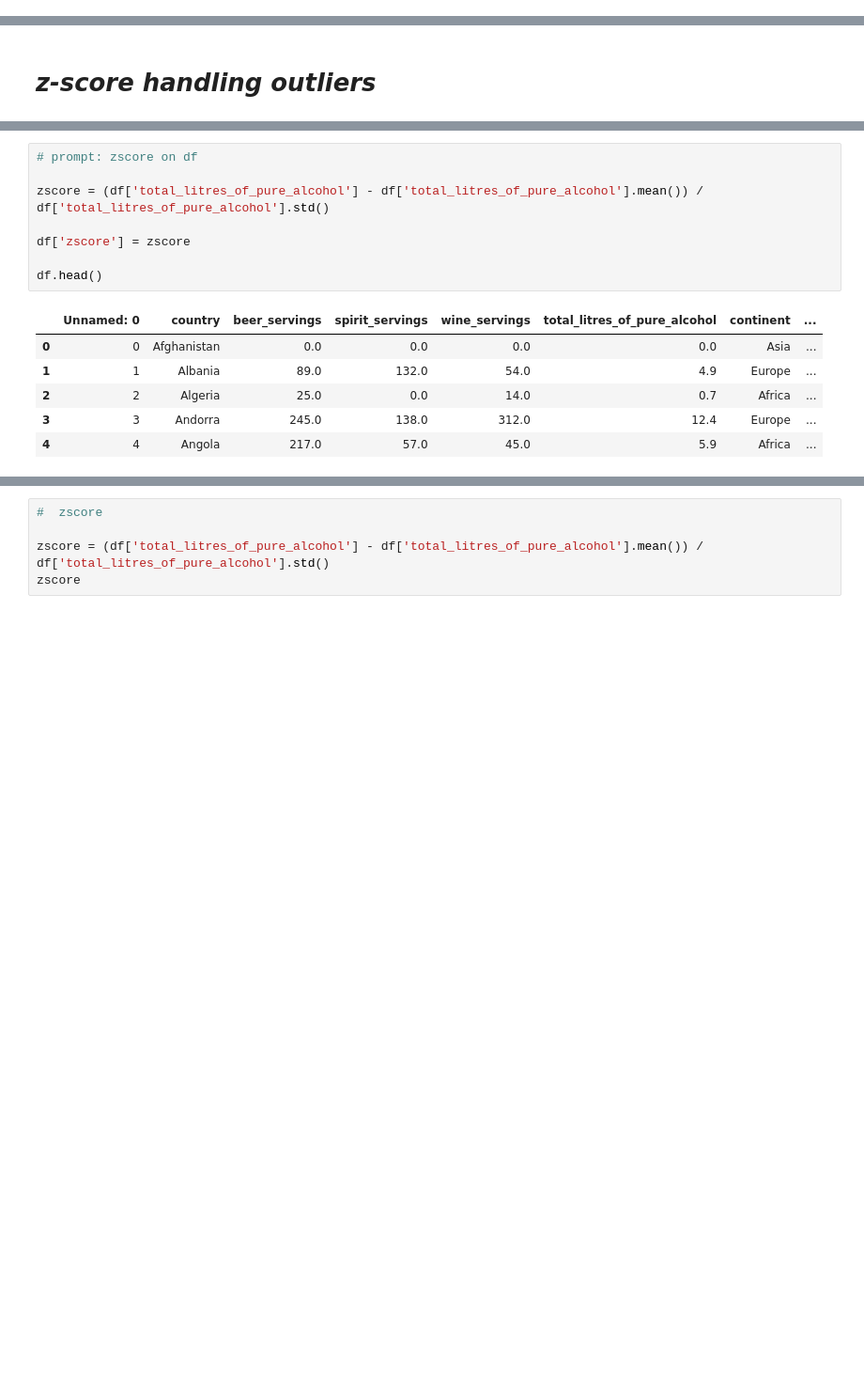
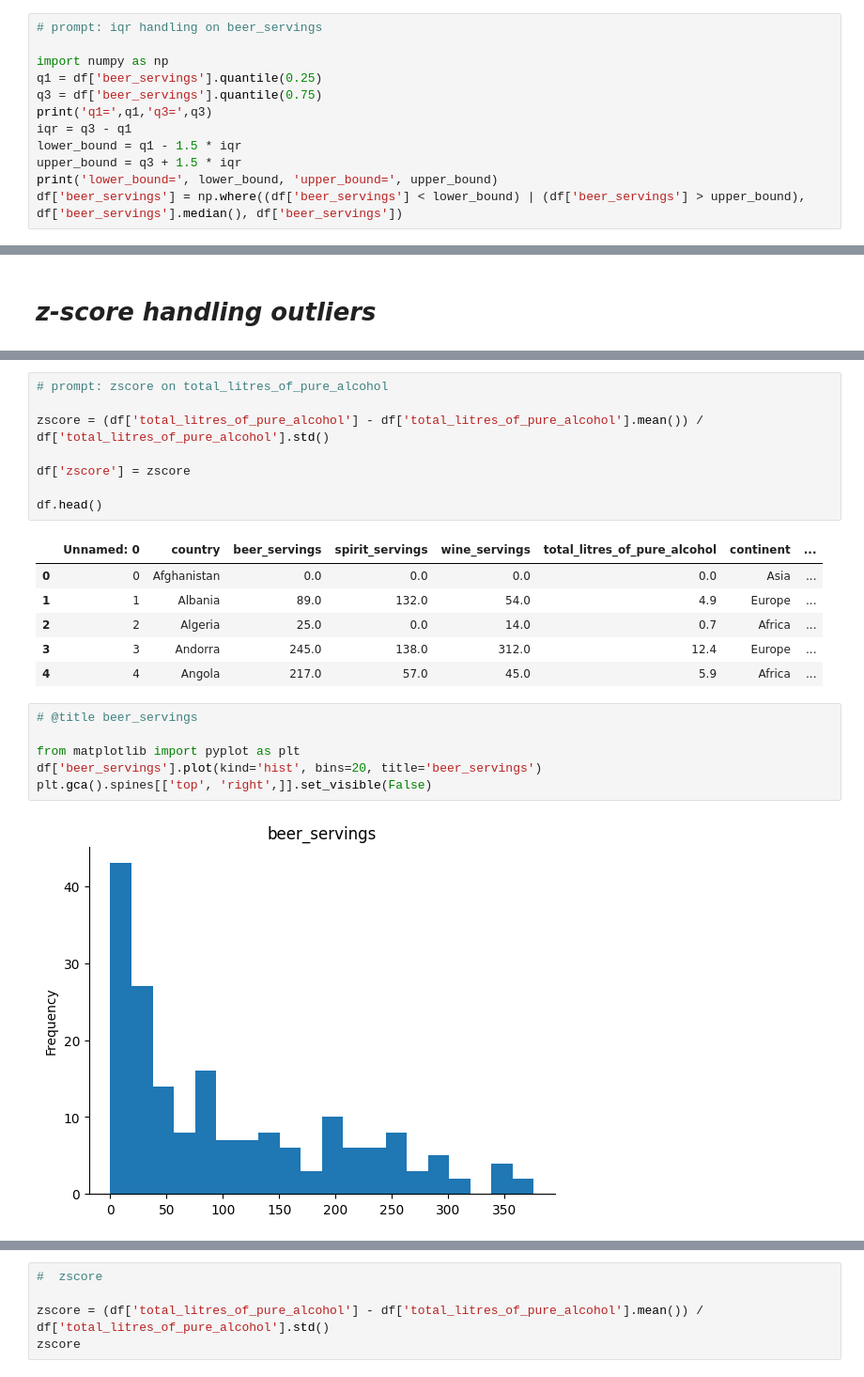
Before and after one commit to alenready/A1, a Jupyter notebook: Untitled21.ipynb, the cells around one changed output, grey strips where cells are left out. Shown at 94% size. Drawn from its saved outputs; the diff is of its cells as text; blank space fills up the shorter version.

```diff
--- a/Untitled21.ipynb
+++ b/Untitled21.ipynb
@@ -62,0 +63,12 @@ dtype: int64
+# %%
+# prompt: iqr handling on beer_servings
+
+import numpy as np
+q1 = df['beer_servings'].quantile(0.25)
+q3 = df['beer_servings'].quantile(0.75)
+print('q1=',q1,'q3=',q3)
+iqr = q3 - q1
+lower_bound = q1 - 1.5 * iqr
+upper_bound = q3 + 1.5 * iqr
+print('lower_bound=', lower_bound, 'upper_bound=', upper_bound)
+df['beer_servings'] = np.where((df['beer_servings'] < lower_bound) | (df['beer_servings'] > upper_bound), df['beer_servings'].median(), df['beer_servings'])
@@ -194,5 +280,5 @@ Index(['Unnamed: 0', 'country', 'beer_servings', 'spirit_servings',
 # %%
-# prompt: zscore on df
+# prompt: zscore on total_litres_of_pure_alcohol
 
 zscore = (df['total_litres_of_pure_alcohol'] - df['total_litres_of_pure_alcohol'].mean()) / df['total_litres_of_pure_alcohol'].std()
 
@@ -206,3 +292,11 @@ df.head()
 | 2 | 2 | Algeria | 25.0 | 0.0 | 14.0 | 0.7 | Africa | ... |
 | 3 | 3 | Andorra | 245.0 | 138.0 | 312.0 | 12.4 | Europe | ... |
 | 4 | 4 | Angola | 217.0 | 57.0 | 45.0 | 5.9 | Africa | ... |
+# %%
+# @title beer_servings
+
+from matplotlib import pyplot as plt
+df['beer_servings'].plot(kind='hist', bins=20, title='beer_servings')
+plt.gca().spines[['top', 'right',]].set_visible(False)
+# %% [output]
+[figure, added]
```
Also changed, not shown: parts of 9 cells of this notebook.
